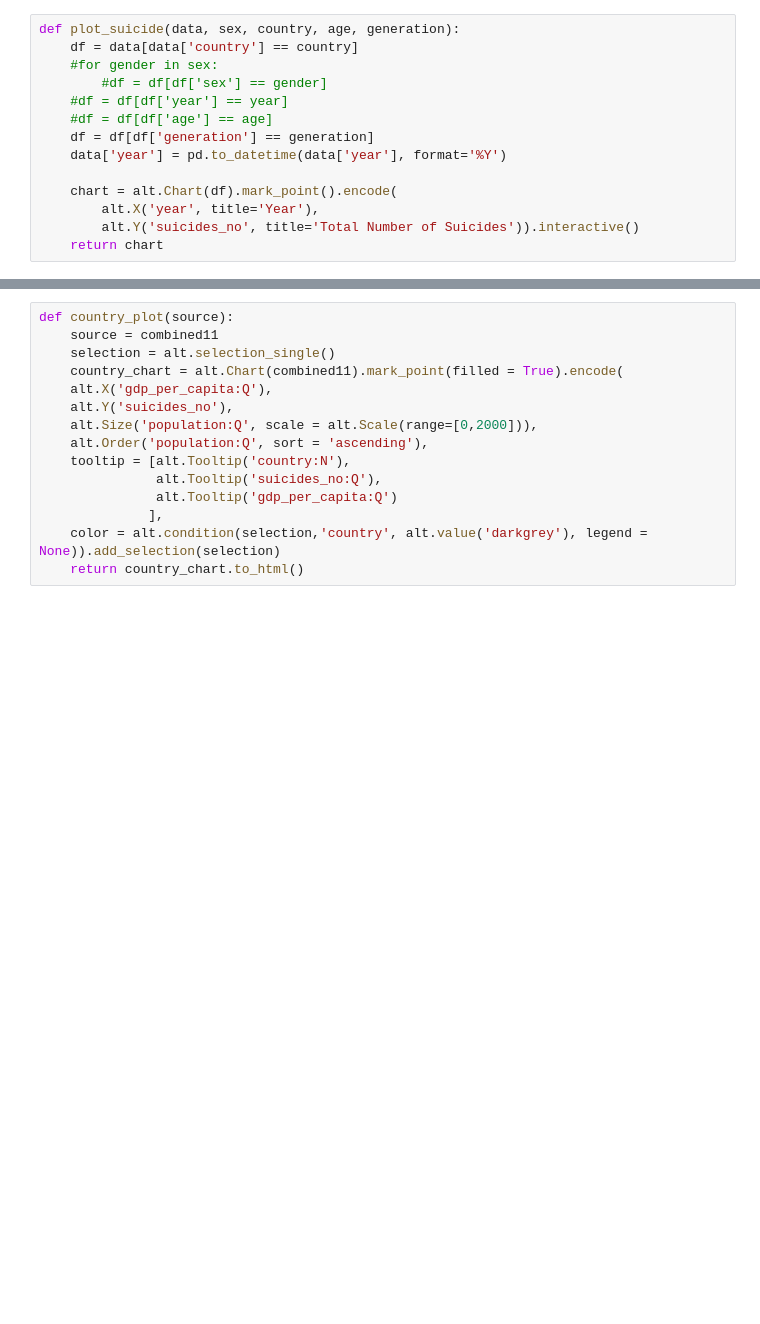
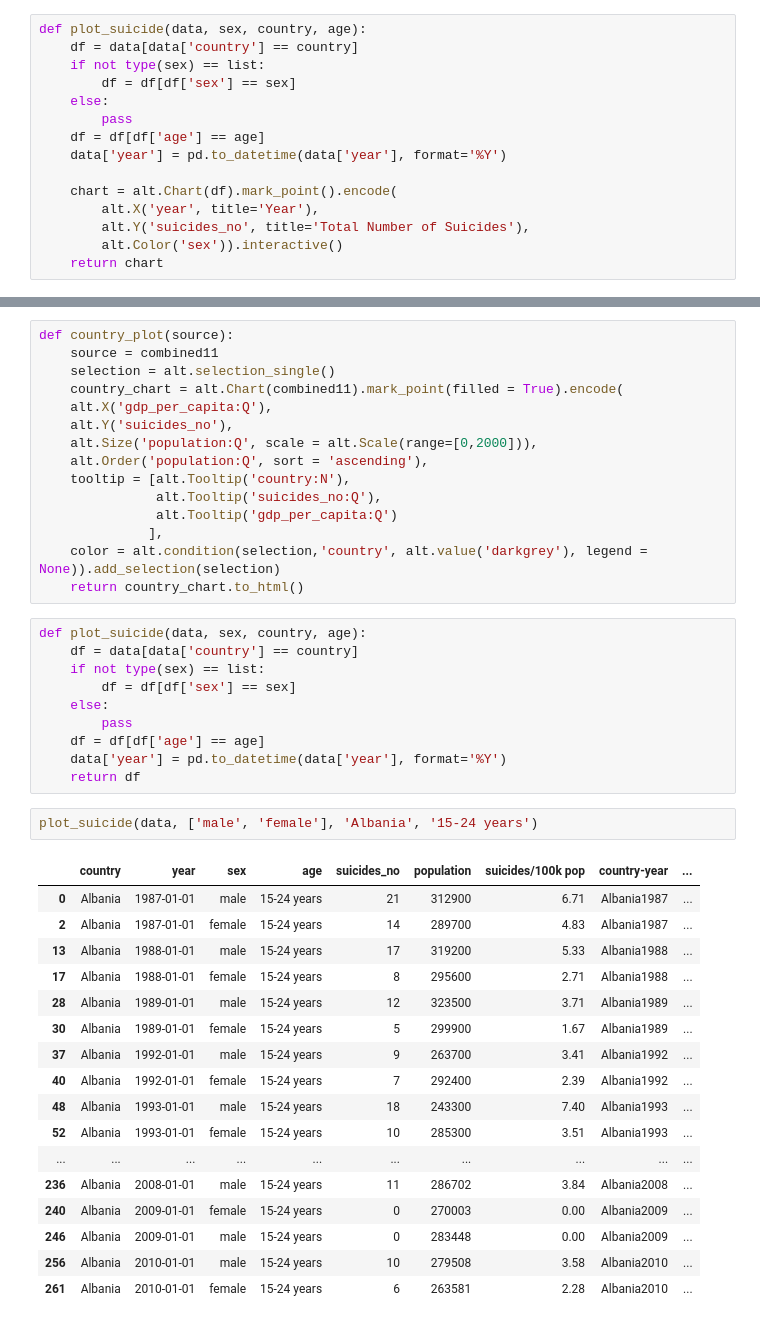
Before and after one commit to ubco-mds-2020-labs/dashboard-project-data551_g5, a Jupyter notebook: Suicides _graph.ipynb, the cells around one changed output, grey strips where cells are left out. Cells and saved outputs as stored; diff of their text form; blank space fills up the shorter version.

```diff
--- a/Suicides _graph.ipynb
+++ b/Suicides _graph.ipynb
@@ -45,17 +45,18 @@ color='country'
 # %% [output]
 [interactive output not drawn]
 # %%
-def plot_suicide(data, sex, country, age, generation):
+def plot_suicide(data, sex, country, age):
     df = data[data['country'] == country]
-    #for gender in sex:
-        #df = df[df['sex'] == gender]
-    #df = df[df['year'] == year]
-    #df = df[df['age'] == age]
-    df = df[df['generation'] == generation]
+    if not type(sex) == list:
+        df = df[df['sex'] == sex]
+    else:
+        pass
+    df = df[df['age'] == age]
     data['year'] = pd.to_datetime(data['year'], format='%Y')
 
     chart = alt.Chart(df).mark_point().encode(
         alt.X('year', title='Year'),
-        alt.Y('suicides_no', title='Total Number of Suicides')).interactive()
+        alt.Y('suicides_no', title='Total Number of Suicides'),
+        alt.Color('sex')).interactive()
     return chart
 # %%
@@ -106,3 +107,33 @@ def country_plot(source):
               ],
     color = alt.condition(selection,'country', alt.value('darkgrey'), legend = None)).add_selection(selection)
     return country_chart.to_html()
+# %%
+def plot_suicide(data, sex, country, age):
+    df = data[data['country'] == country]
+    if not type(sex) == list:
+        df = df[df['sex'] == sex]
+    else:
+        pass
+    df = df[df['age'] == age]
+    data['year'] = pd.to_datetime(data['year'], format='%Y')
+    return df
+# %%
+plot_suicide(data, ['male', 'female'], 'Albania', '15-24 years')
+# %% [output]
+|  | country | year | sex | age | suicides_no | population | suicides/100k pop | country-year | ... |
+| 0 | Albania | 1987-01-01 | male | 15-24 years | 21 | 312900 | 6.71 | Albania1987 | ... |
+| 2 | Albania | 1987-01-01 | female | 15-24 years | 14 | 289700 | 4.83 | Albania1987 | ... |
+| 13 | Albania | 1988-01-01 | male | 15-24 years | 17 | 319200 | 5.33 | Albania1988 | ... |
+| 17 | Albania | 1988-01-01 | female | 15-24 years | 8 | 295600 | 2.71 | Albania1988 | ... |
+| 28 | Albania | 1989-01-01 | male | 15-24 years | 12 | 323500 | 3.71 | Albania1989 | ... |
+| 30 | Albania | 1989-01-01 | female | 15-24 years | 5 | 299900 | 1.67 | Albania1989 | ... |
+| 37 | Albania | 1992-01-01 | male | 15-24 years | 9 | 263700 | 3.41 | Albania1992 | ... |
+| 40 | Albania | 1992-01-01 | female | 15-24 years | 7 | 292400 | 2.39 | Albania1992 | ... |
+| 48 | Albania | 1993-01-01 | male | 15-24 years | 18 | 243300 | 7.40 | Albania1993 | ... |
+| 52 | Albania | 1993-01-01 | female | 15-24 years | 10 | 285300 | 3.51 | Albania1993 | ... |
+| ... | ... | ... | ... | ... | ... | ... | ... | ... | ... |
+| 236 | Albania | 2008-01-01 | male | 15-24 years | 11 | 286702 | 3.84 | Albania2008 | ... |
+| 240 | Albania | 2009-01-01 | female | 15-24 years | 0 | 270003 | 0.00 | Albania2009 | ... |
+| 246 | Albania | 2009-01-01 | male | 15-24 years | 0 | 283448 | 0.00 | Albania2009 | ... |
+| 256 | Albania | 2010-01-01 | male | 15-24 years | 10 | 279508 | 3.58 | Albania2010 | ... |
+| 261 | Albania | 2010-01-01 | female | 15-24 years | 6 | 263581 | 2.28 | Albania2010 | ... |
```
Also changed, not shown: parts of 2 cells of this notebook.
